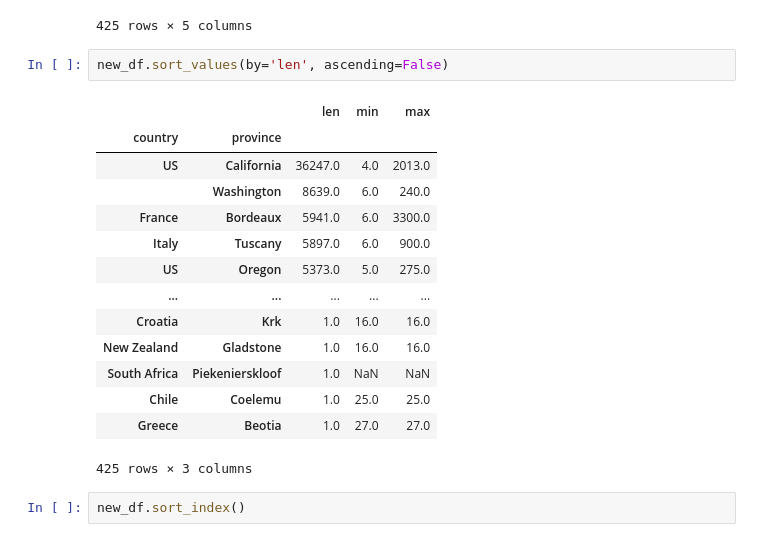
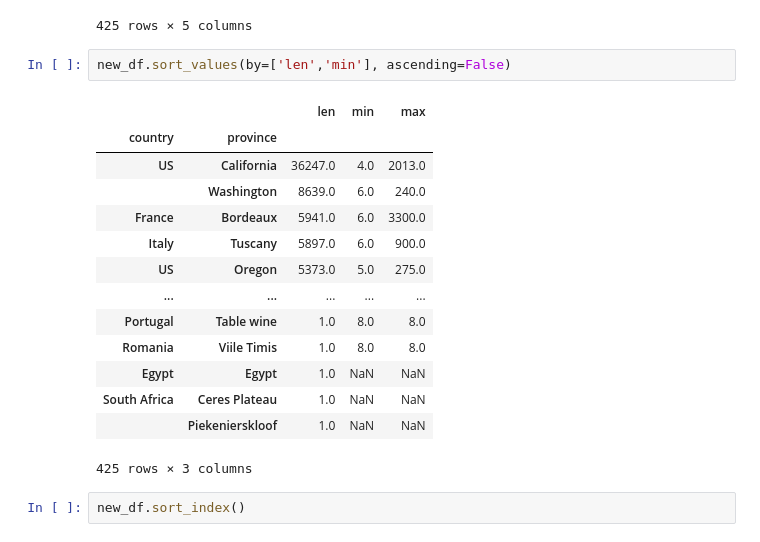
Before and after one commit to Govind-Patwal/My_Testing_Corner_at_GitHub, a Jupyter notebook: KaggleCourse/Pandas/Untitled1.ipynb, the cells around one changed output. Saved outputs shown, nothing was run; the diff lists cells and outputs as text.

```diff
--- a/KaggleCourse/Pandas/Untitled1.ipynb
+++ b/KaggleCourse/Pandas/Untitled1.ipynb
@@ -374,21 +359,21 @@ new_df.reset_index()
 | 424 | Uruguay | Uruguay | 24.0 | 12.0 | 50.0 |
 425 rows × 5 columns
 # %%
-new_df.sort_values(by='len', ascending=False)
+new_df.sort_values(by=['len','min'], ascending=False)
 # %% [output]
 |  |  | len | min | max |
 | country | province |  |  |  |
 | US | California | 36247.0 | 4.0 | 2013.0 |
 |  | Washington | 8639.0 | 6.0 | 240.0 |
 | France | Bordeaux | 5941.0 | 6.0 | 3300.0 |
 | Italy | Tuscany | 5897.0 | 6.0 | 900.0 |
 | US | Oregon | 5373.0 | 5.0 | 275.0 |
 | ... | ... | ... | ... | ... |
-| Croatia | Krk | 1.0 | 16.0 | 16.0 |
-| New Zealand | Gladstone | 1.0 | 16.0 | 16.0 |
-| South Africa | Piekenierskloof | 1.0 | NaN | NaN |
-| Chile | Coelemu | 1.0 | 25.0 | 25.0 |
-| Greece | Beotia | 1.0 | 27.0 | 27.0 |
+| Portugal | Table wine | 1.0 | 8.0 | 8.0 |
+| Romania | Viile Timis | 1.0 | 8.0 | 8.0 |
+| Egypt | Egypt | 1.0 | NaN | NaN |
+| South Africa | Ceres Plateau | 1.0 | NaN | NaN |
+|  | Piekenierskloof | 1.0 | NaN | NaN |
 425 rows × 3 columns
 # %%
 new_df.sort_index()
```
Also changed, not shown: parts of 7 cells of this notebook.
